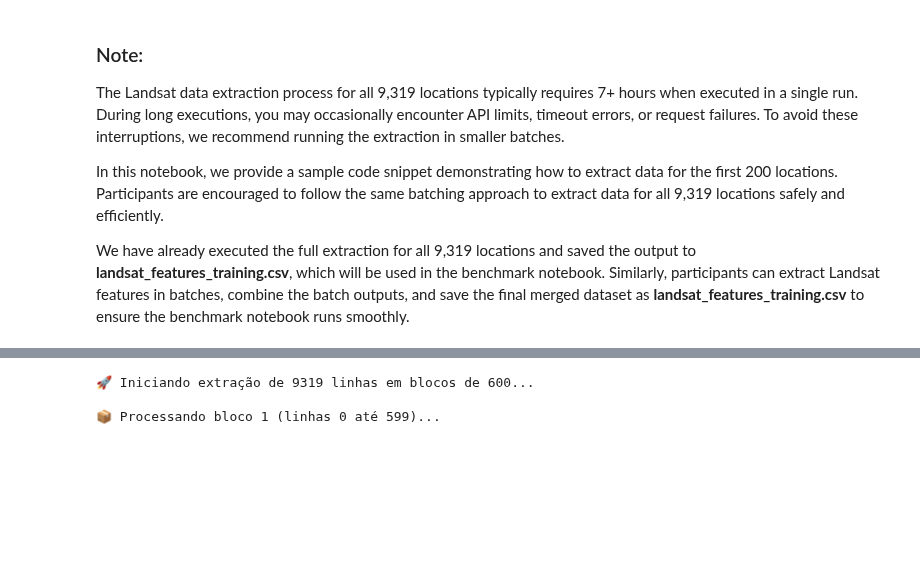
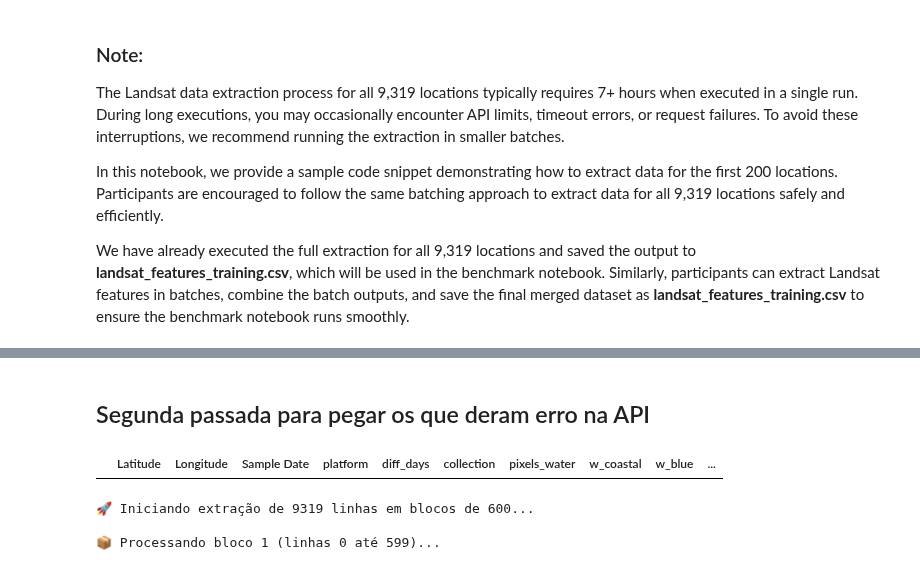
Before and after one commit to Lucas-Bussinger/EY-2026-AI-Challange, a Jupyter notebook: Jupyter_Notebook_Package/Landsat_Data_Extraction_Notebook.ipynb, the cells around one changed output, grey strips where cells are left out. Saved outputs shown, nothing was run; the diff lists cells and outputs as text; code cells hidden in the pictures; blank space fills up the shorter version.

Commit message:
landsat_separated

```diff
--- a/Jupyter_Notebook_Package/Landsat_Data_Extraction_Notebook.ipynb
+++ b/Jupyter_Notebook_Package/Landsat_Data_Extraction_Notebook.ipynb
@@ -358,3 +465,12 @@ Processing Batch 1 / 32 (Rows 0 to 300)...
+# %% [markdown]
+## Segunda passada para pegar os que deram erro na API
+# %%
+landsat_train_dataframe = pd.read_csv("../Datasets/landsat_features_more_bands_separated_training.csv")
+
+second_pass = landsat_train_dataframe[landsat_train_dataframe['l_ndmi'] == np.nan]
+landsat
+# %% [output]
+|  | Latitude | Longitude | Sample Date | platform | diff_days | collection | pixels_water | w_coastal | w_blue | ... |
 # %%
 train_features_path = "../Datasets/landsat_features_more_bands_training.csv"
 chunk_size = 600
```
Also changed, not shown: parts of 4 cells of this notebook, 2 other files.
